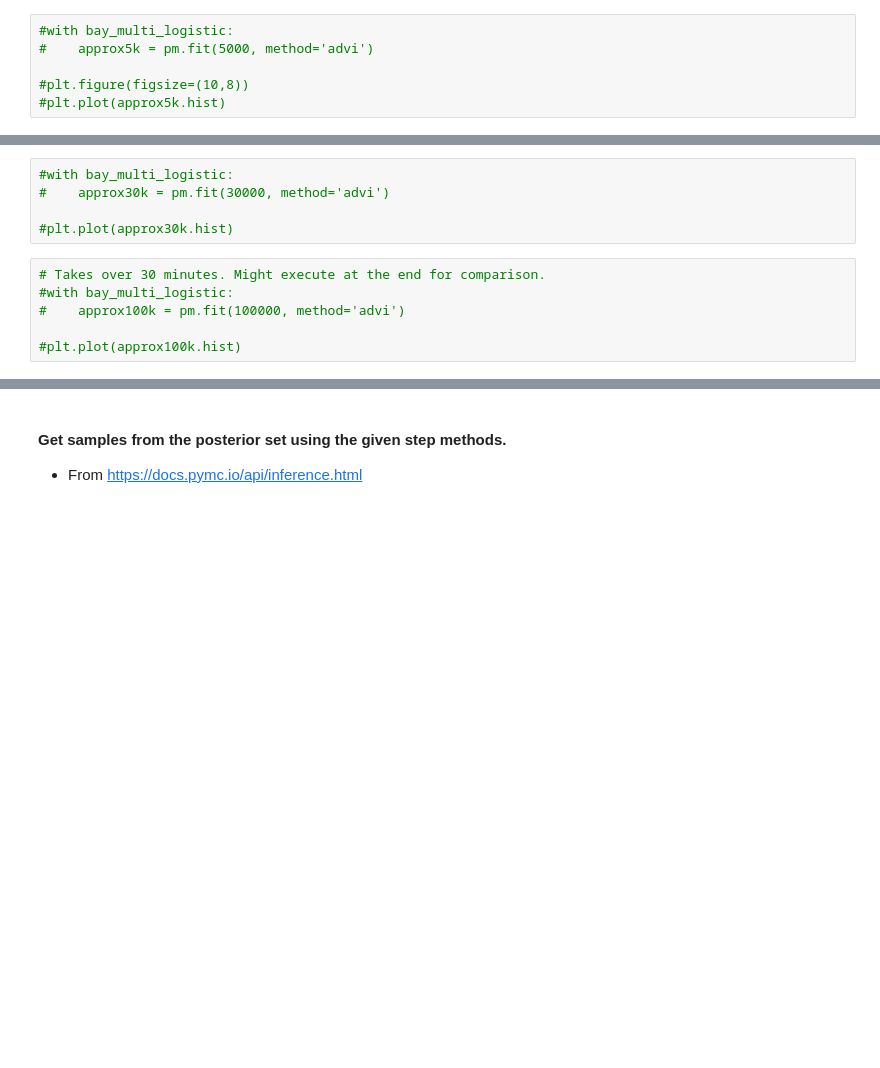
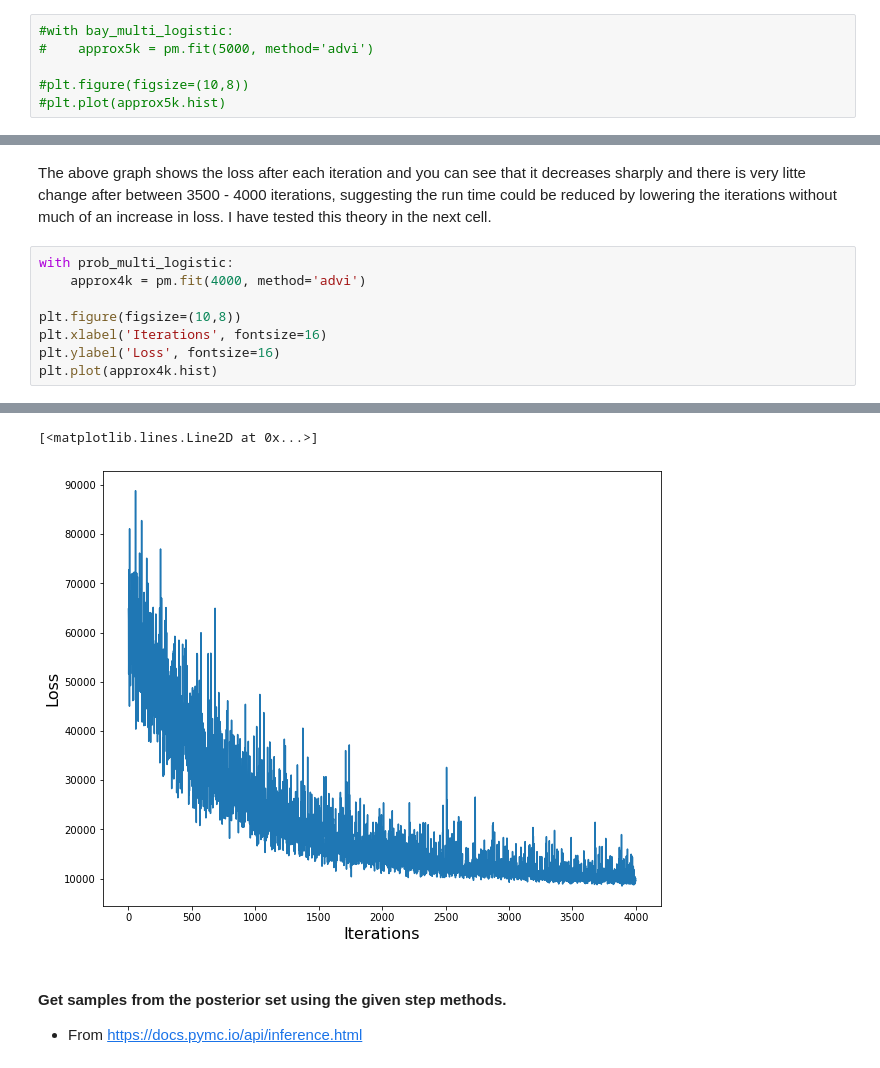
Before and after one commit to 9309888/ET5003-Group-2, a Jupyter notebook: ET5003_Etivity1_JohnHayes_9309888.ipynb, the cells around one changed output, grey strips where cells are left out. Saved outputs shown, nothing was run; the diff lists cells and outputs as text; blank space fills up the shorter version.

```diff
--- a/ET5003_Etivity1_JohnHayes_9309888.ipynb
+++ b/ET5003_Etivity1_JohnHayes_9309888.ipynb
@@ -716,11 +739,11 @@ The next 2 cells will take some time to execute, so leave out for now.
-# %%
-#with bay_multi_logistic:
-#    approx30k = pm.fit(30000, method='advi')
-
-#plt.plot(approx30k.hist)
-# %%
-# Takes over 30 minutes. Might execute at the end for comparison.
-#with bay_multi_logistic:
-#    approx100k = pm.fit(100000, method='advi')
-
-#plt.plot(approx100k.hist)
+# %% [markdown]
+The above graph shows the loss after each iteration and you can see that it decreases sharply and there is very litte change after between 3500 - 4000 iterations, suggesting the run time could be reduced by lowering the iterations without much of an increase in loss. I have tested this theory in the next cell.
+# %%
+with prob_multi_logistic:
+    approx4k = pm.fit(4000, method='advi')
+
+plt.figure(figsize=(10,8))
+plt.xlabel('Iterations', fontsize=16)
+plt.ylabel('Loss', fontsize=16)
+plt.plot(approx4k.hist)
+# %% [output]
@@ -727,3 +752,5 @@ The next 2 cells will take some time to execute, so leave out for now.
+[<matplotlib.lines.Line2D at 0x...>]
+[figure, added]
 # %% [markdown]
 #### Get samples from the posterior set using the given step methods.
 * From https://docs.pymc.io/api/inference.html
```
Also changed, not shown: parts of 88 cells of this notebook.
